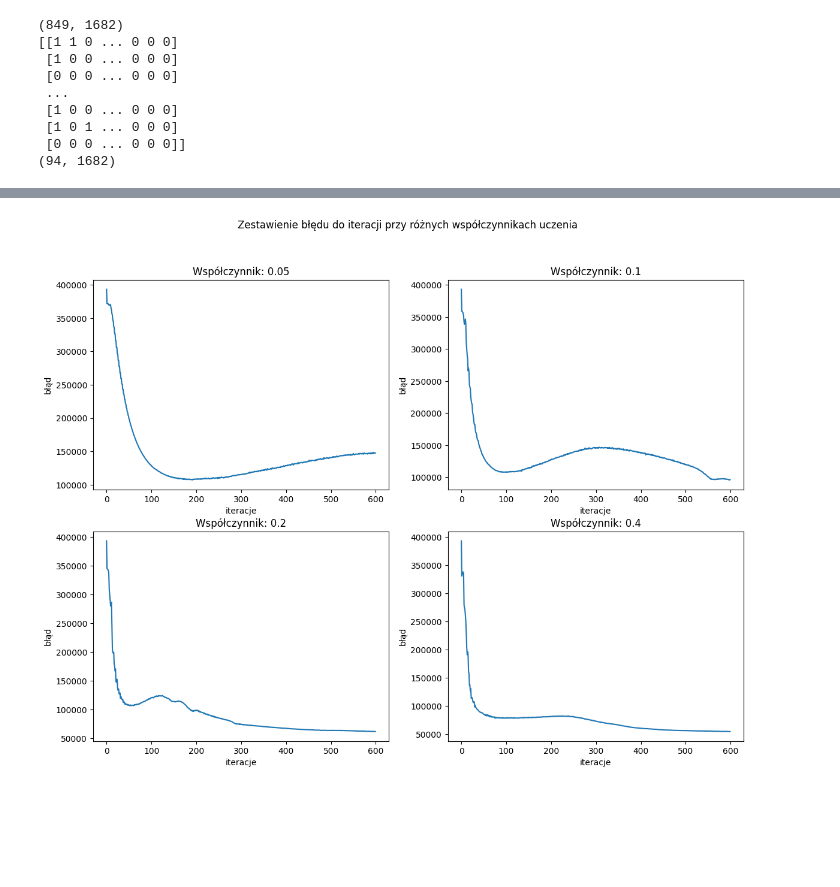
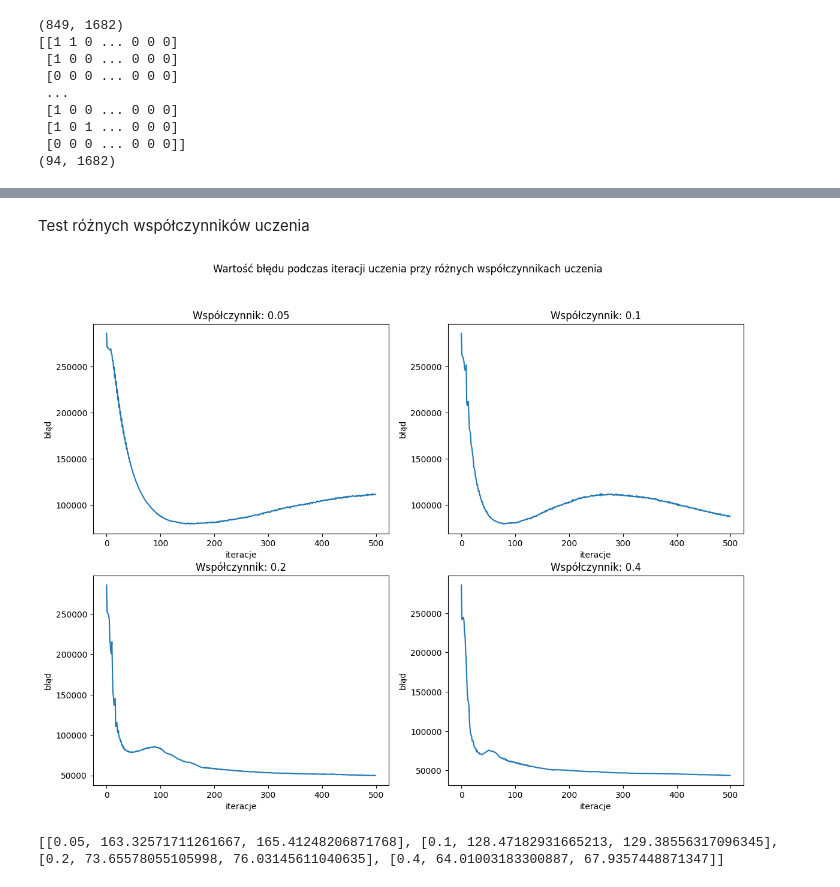
Before and after one commit to mattreu/ml_tests, a Jupyter notebook: recommendations/rbm_analytics.ipynb, the cells around one changed output, grey strips where cells are left out. Saved outputs shown, nothing was run; the diff lists cells and outputs as text; code cells hidden in the pictures; blank space fills up the shorter version.

```diff
--- a/recommendations/rbm_analytics.ipynb
+++ b/recommendations/rbm_analytics.ipynb
@@ -147,0 +137,23 @@ error/test_data.shape[0]
+# %%
+test_iterations = [200, 300, 400, 500]
+# %%
+# cross validation test to find optimal iterations
+cross_validation_result_iter = []
+for iterations in test_iterations:
+    rbms = []
+    for training_data, _ in cross_validation_data:
+        rbm = RBM(training_data, 12, learning_rate=0.15, iterations=iterations, random_seed=42)
+        rbms.append(rbm)
+    test_results = run_rbms(rbms)
+    train_errors = []
+    validation_errors = []
+    for index, result in enumerate(test_results):
+        rbm, train_error = result
+        training_data, validation_data = cross_validation_data[index]
+        _, validation_error = rbm.get_recommendations_error(validation_data)
+        train_errors.append(train_error[-1]/training_data.shape[0])
+        validation_errors.append(validation_error/validation_data.shape[0])
+    train_error_mean = np.array(train_errors).mean()
+    validation_error_mean = np.array(validation_errors).mean()
+    cross_validation_result_iter.append([iterations, train_error_mean, validation_error_mean])
+print(cross_validation_result_iter)
@@ -147,0 +162,10 @@ error/test_data.shape[0]
+# %%
+cross_validation_result_iter = [[round(j, 2) for j in i] for i in cross_validation_result_iter]
+fig, ax = plt.subplots(figsize=(10,5))
+table_data = [['{:.2f}'.format(j) for j in i] for i in cross_validation_result_iter]
+table = plt.table(cellText=table_data, colLabels=['Iteracje', 'Błąd danych uczących (śr.)', 'Błąd danych walidujących (śr.)'], loc='center')
+table.scale(1,4)
+plt.title('Wynik sprawdzianu krzyżowego przy różnych ilościach iteracji')
+plt.subplots_adjust(left=0.2, top=0.5)
+plt.axis('off')
+plt.show()
@@ -147,0 +174,2 @@ error/test_data.shape[0]
+# %% [markdown]
+Test różnych współczynników uczenia
@@ -148,17 +178,39 @@ error/test_data.shape[0]
 # %%
-testing_learning_rates = [0.05, 0.1, 0.2, 0.4]
-rbms = [RBM(training_data, 12, learning_rate=rate, iterations=600, random_seed=42) for rate in testing_learning_rates]
+rbms = [RBM(training_data, 12, learning_rate=rate, iterations=500, random_seed=42) for rate in testing_learning_rates]
 test_results = run_rbms(rbms)
 # %%
 fig = plt.figure(figsize=(14,10))
-fig.suptitle('Zestawienie błędu do iteracji przy różnych współczynnikach uczenia')
+fig.suptitle('Wartość błędu podczas iteracji uczenia przy różnych współczynnikach uczenia')
 for index, result in enumerate(test_results):
     ax = fig.add_subplot(2,2,index+1)
     rbm, error = result
     ax.plot(range(len(error)), error)
     ax.set_title('Współczynnik: '+str(rbm.get_parameters()['learning_rate']))
     ax.set_xlabel('iteracje')
     ax.set_ylabel('błąd')
 plt.show()
 # %% [output]
-[figure, old version]
+[figure, new version]
+# %%
+# cross validation test to find optimal learning rate
+cross_validation_result_lr = []
+for learning_rate in testing_learning_rates:
+    rbms = []
+    for training_data, _ in cross_validation_data:
+        rbm = RBM(training_data, 12, learning_rate=learning_rate, iterations=500, random_seed=42)
+        rbms.append(rbm)
+    test_results = run_rbms(rbms)
+    train_errors = []
+    validation_errors = []
+    for index, result in enumerate(test_results):
+        rbm, train_error = result
+        training_data, validation_data = cross_validation_data[index]
+        _, validation_error = rbm.get_recommendations_error(validation_data)
+        train_errors.append(train_error[-1]/training_data.shape[0])
+        validation_errors.append(validation_error/validation_data.shape[0])
+    train_error_mean = np.array(train_errors).mean()
+    validation_error_mean = np.array(validation_errors).mean()
+    cross_validation_result_lr.append([learning_rate, train_error_mean, validation_error_mean])
+print(cross_validation_result_lr)
+# %% [output]
+[[0.05, 163.32571711261667, 165.41248206871768], [0.1, 128.47182931665213, 129.38556317096345], [0.2, 73.65578055105998, 76.03145611040635], [0.4, 64.01003183300887, 67.9357448871347]]
```
Also changed, not shown: parts of 15 cells of this notebook.
